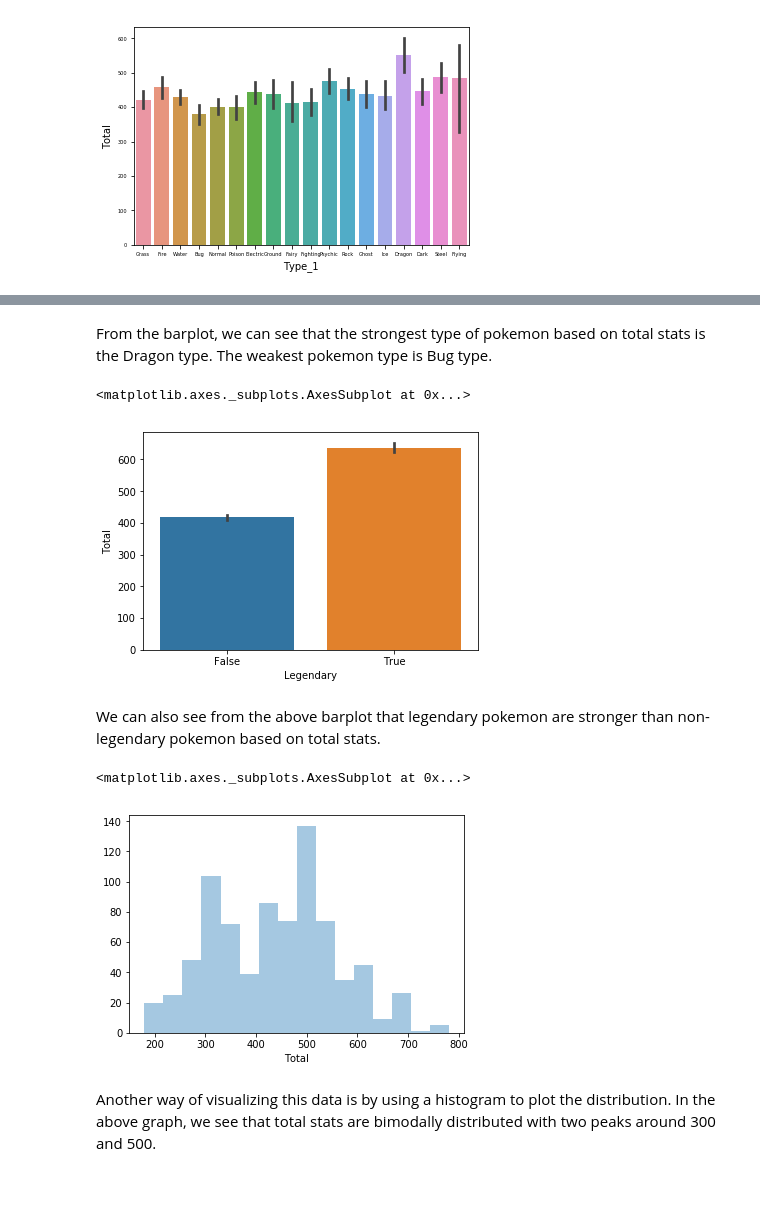
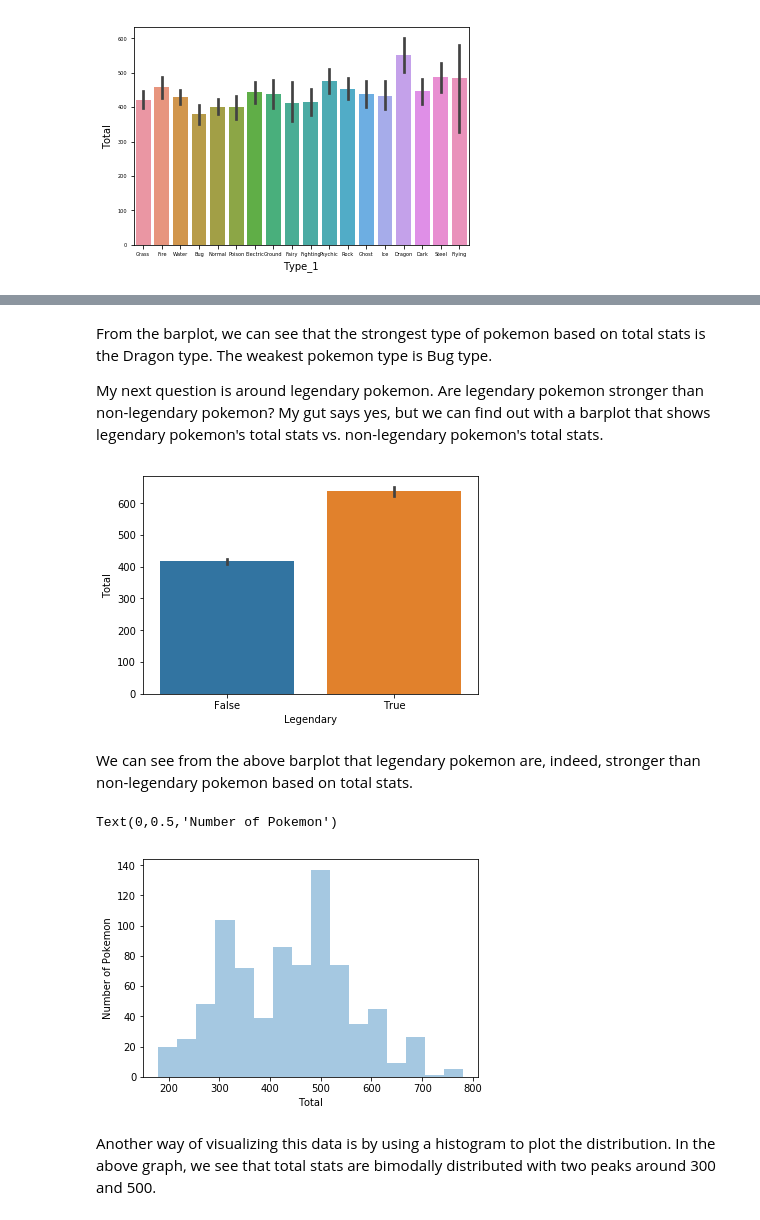
Before and after one commit to spencerrwise/homework1, a Jupyter notebook: Homework_1_Notebook.ipynb, the cells around one changed output, grey strips where cells are left out. Cells and saved outputs as stored; diff of their text form; code cells hidden in the pictures; blank space fills up the shorter version.

```diff
--- a/Homework_1_Notebook.ipynb
+++ b/Homework_1_Notebook.ipynb
@@ -129,18 +140,20 @@ sns.barplot(pokemon_data.Type_1, pokemon_data.Total).tick_params(labelsize=5)
 # %% [markdown]
 From the barplot, we can see that the strongest type of pokemon based on total stats is the Dragon type. The weakest pokemon type is Bug type.
+
+My next question is around legendary pokemon. Are legendary pokemon stronger than non-legendary pokemon? My gut says yes, but we can find out with a barplot that shows legendary pokemon's total stats vs. non-legendary pokemon's total stats.
 # %%
-sns.barplot(pokemon_data.Legendary, pokemon_data.Total)
+barplot(pokemon_data.Legendary, pokemon_data.Total, 10)
 # %% [output]
-<matplotlib.axes._subplots.AxesSubplot at 0x...>
 [figure]
 # %% [markdown]
-We can also see from the above barplot that legendary pokemon are stronger than non-legendary pokemon based on total stats.
+We can see from the above barplot that legendary pokemon are, indeed, stronger than non-legendary pokemon based on total stats.
 # %%
 #Use Seaborn to create a histogram
 sns.distplot(pokemon_data.Total, kde=False)
+plt.ylabel('Number of Pokemon', fontsize=10)
 # %% [output]
-<matplotlib.axes._subplots.AxesSubplot at 0x...>
+Text(0,0.5,'Number of Pokemon')
-[figure, old version]
+[figure, new version]
 # %% [markdown]
 Another way of visualizing this data is by using a histogram to plot the distribution. In the above graph, we see that total stats are bimodally distributed with two peaks around 300 and 500.
 # %% [markdown]
```
Also changed, not shown: parts of 10 cells of this notebook.
